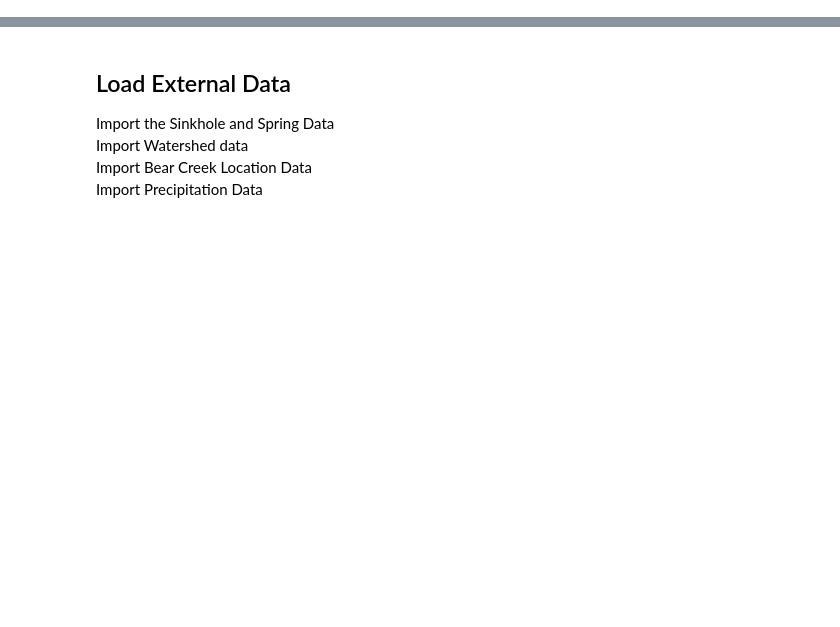
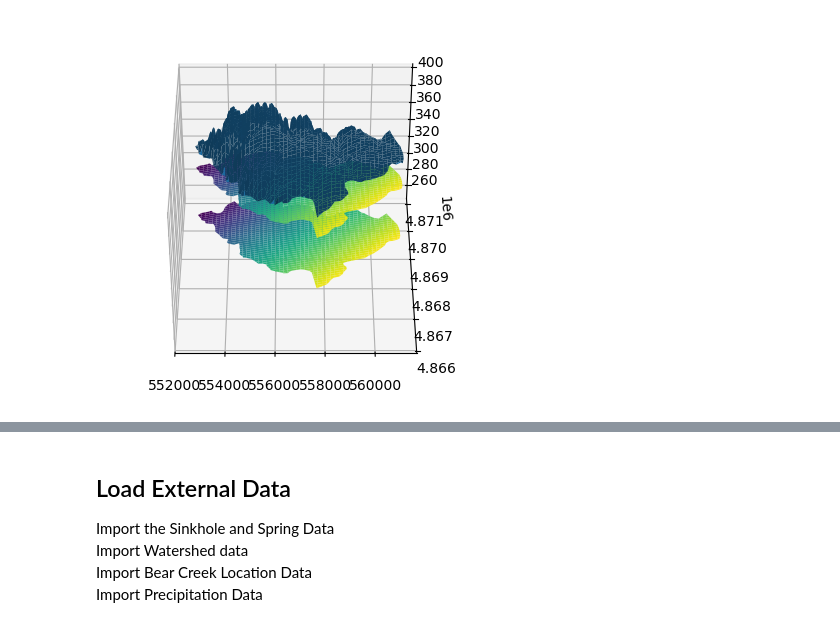
Before and after one commit to jhuang523/UMNBearSpring, a Jupyter notebook: EPM/steady_state/EPM_ws_singleLayer.ipynb, the cells around one changed output, grey strips where cells are left out. Cells and saved outputs as stored; diff of their text form; code cells hidden in the pictures; blank space fills up the shorter version.

```diff
--- a/EPM/steady_state/EPM_ws_singleLayer.ipynb
+++ b/EPM/steady_state/EPM_ws_singleLayer.ipynb
@@ -85,0 +85,4 @@ sns.scatterplot(test.karst_features, x = 'UTME', y = 'UTMN', hue = 'Type')
+# %%
+test.plot_model_grid_layers(azim = 270, elev = 40)
+# %% [output]
+[figure, added]
```
Also changed, not shown: parts of 28 cells of this notebook, 5 other files.
